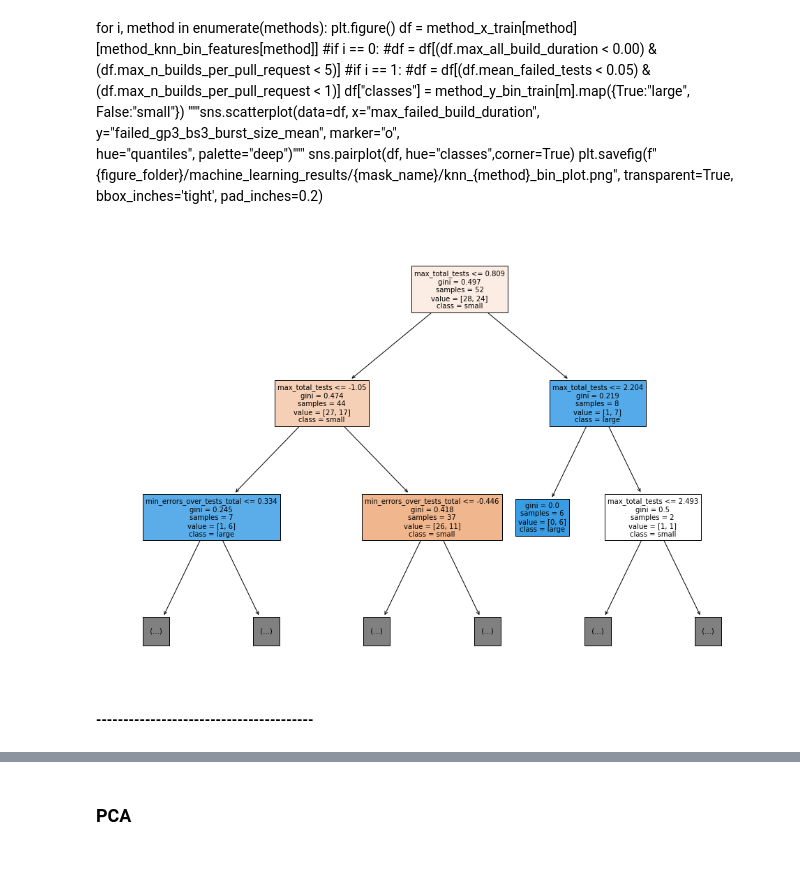
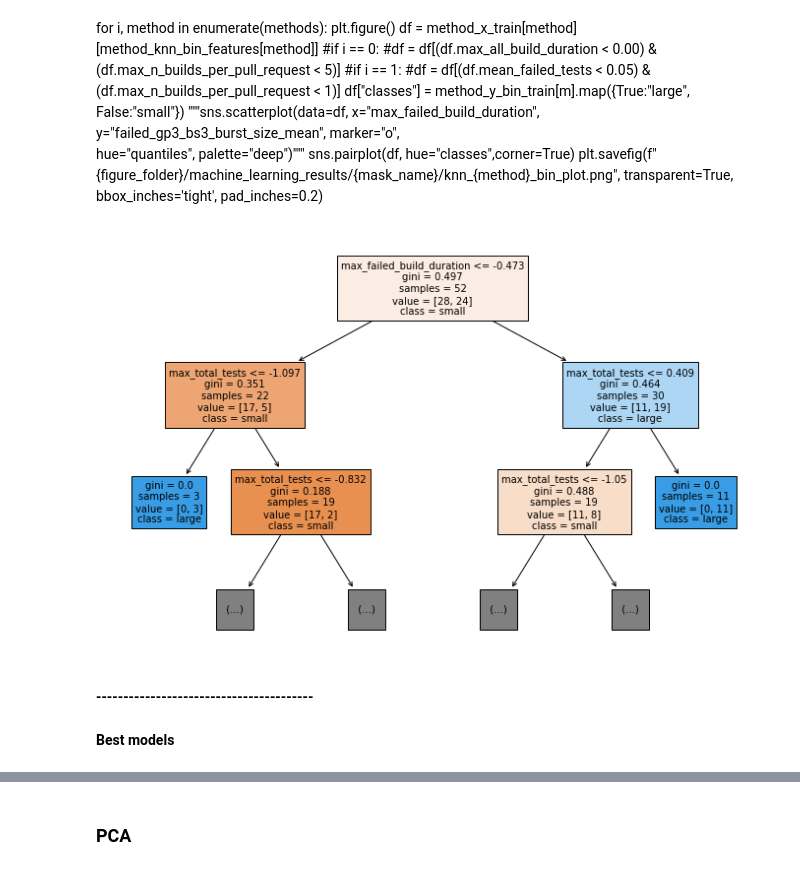
Before and after one commit to IncioMan/Continuous-Integration-metrics-for-post-release-bugs-prediction, a Jupyter notebook: notebooks/analysis/all_machine_learning.ipynb, the cells around one changed output, grey strips where cells are left out. Drawn from its saved outputs; the diff is of its cells as text; code cells hidden in the pictures.

```diff
--- a/notebooks/analysis/all_machine_learning.ipynb
+++ b/notebooks/analysis/all_machine_learning.ipynb
@@ -1249,8 +1247,8 @@ method_dtclassifier_quantiles_f1 = {}
 method_dtclassifier_quantiles_accuracy = {}
 for method in methods:
     x = method_x_train[method][method_dt_quantiles_features[method]]
-    method_dtclassifier_quantiles_f1[method] = \
-            two_layer_cross_validate(model, params_grid, x, method_y_quantiles_train[method], 5, 5, "f1_macro")
+    """method_dtclassifier_quantiles_f1[method] = \
+            two_layer_cross_validate(model, params_grid, x, method_y_quantiles_train[method], 5, 5, "f1_macro")"""
     method_dtclassifier_quantiles_accuracy[method] = \
             two_layer_cross_validate(model, params_grid, x, method_y_quantiles_train[method], 5, 5, "accuracy")
 # %%
@@ -1289,8 +1285,8 @@ method_knn_quantiles_accuracy = {}
 for method in methods:
     x = method_x_train[method][method_knn_quantiles_features[method]]
     print(x.columns)
-    method_knn_quantiles_f1[method] = \
-            two_layer_cross_validate(model, params_grid, x, method_y_quantiles_train[method], 5, 5, "f1_macro")
+    """method_knn_quantiles_f1[method] = \
+            two_layer_cross_validate(model, params_grid, x, method_y_quantiles_train[method], 5, 5, "f1_macro")"""
     method_knn_quantiles_accuracy[method] = \
             two_layer_cross_validate(model, params_grid, x, method_y_quantiles_train[method], 5, 5, "accuracy")
 # %% [output]
@@ -1332,19 +1326,0 @@ plt.savefig(f"{figure_folder}/machine_learning_results/{mask_name}/quantile_accu
-# %%
-plt.figure()
-fig, axes = plt.subplots(nrows=1, ncols=len(methods), sharey=True, figsize=(15.0, 5.0))
-scores = {"KNN": method_knn_quantiles_f1,
-          "Decision Tree": method_dtclassifier_quantiles_f1}
-for i, method in enumerate(methods):
-    data = {}
-    y_quantiles = method_y_quantiles_train[method]
-    for model, score in scores.items():
-        data[model] = score[method]
-    ax = pd.DataFrame(data).plot(kind="box", ax=axes[i])
-    x = method_x_train[method]
-    ax.axhline(y=f1_score(DummyClassifier(strategy="most_frequent").fit(x, y_quantiles).predict(y_quantiles), y_quantiles, average="macro"), color="b", label="most_frequent_baseline")
-    ax.axhline(y=f1_score(DummyClassifier(strategy="uniform", random_state=4).fit(x, y_quantiles).predict(y_quantiles), y_quantiles, average="macro"), color="r", label="uniform_baseline")
-    ax.legend()
-    ax.set_title(method)
-    if i == 0:
-        ax.set(ylabel="f1 score")
-plt.savefig(f"{figure_folder}/machine_learning_results/{mask_name}/quantile_f1.png", transparent=True, bbox_inches='tight', pad_inches=0.2)
@@ -1405,7 +1358,7 @@ method_dt_bin_features = {}
 method_dt_bin_feature_performance = {}
 for method in methods:
     features, score, feature_performance = forward_feature_selection(DecisionTreeClassifier(), method_x_train[method],\
-                                           method_y_bin_train[method], cv=cross_validation_strategy, scoring="f1")
+                                           method_y_bin_train[method], cv=KFold(6, shuffle=True, random_state=1), scoring="f1")
     print("-"*20)
     print(method, features, score)
     print("-"*20)
@@ -1636,13 +1585,15 @@ for i, method in enumerate(methods):
 # %%
 from sklearn.tree import plot_tree
 dt = DecisionTreeClassifier()
 method = methods[0]
 x = method_x_train[method][method_dt_bin_features[method]]
 dt.fit(x, method_y_bin_train[method])
-fig, ax = plt.subplots(figsize=(17, 12))
+fig, ax = plt.subplots(figsize=(12, 8))
 plot_tree(dt, feature_names=x.columns,max_depth=2,filled=True, class_names=["small", "large"], fontsize=10)
 plt.savefig(f"{figure_folder}/machine_learning_results/{mask_name}/dt_{methods[0]}_bin_plot.png", transparent=True, bbox_inches='tight', pad_inches=0.2)
 # %% [output]
-[figure, old version]
+[figure, new version]
 # %% [markdown]
 **----------------------------------------**
+# %% [markdown]
+**Best models**
```
Also changed, not shown: parts of 74 cells of this notebook, 53 other files.
